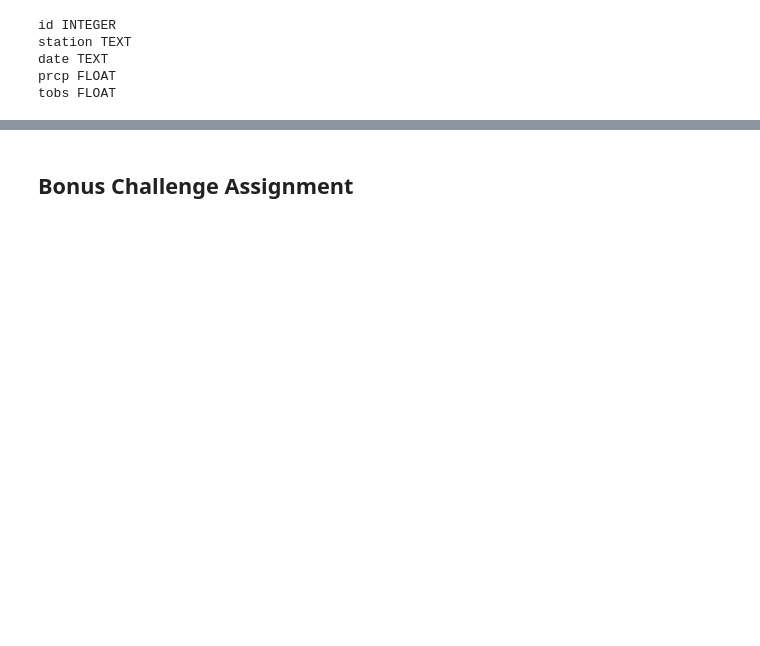
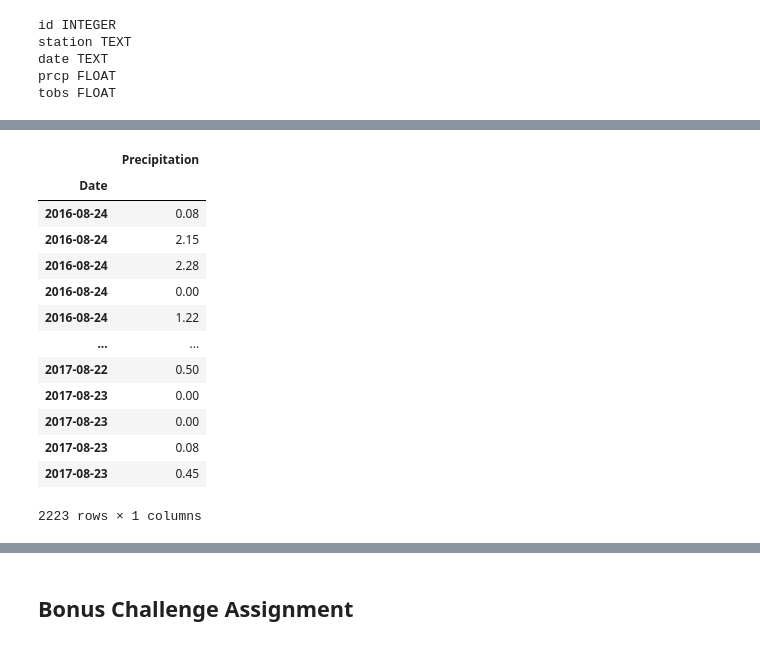
Before and after one commit to jaysueno/sqlalchemy-challenge, a Jupyter notebook: climate_starter.ipynb, the cells around one changed output, grey strips where cells are left out. Saved outputs shown, nothing was run; the diff lists cells and outputs as text; code cells hidden in the pictures; blank space fills up the shorter version.

```diff
--- a/climate_starter.ipynb
+++ b/climate_starter.ipynb
@@ -61,12 +110,37 @@ tobs FLOAT
 # %%
 # Design a query to retrieve the last 12 months of precipitation data and plot the results
 
 # Calculate the date 1 year ago from the last data point in the database
+# Using a query of the last date in table, a year's data starts '2016-08-23'
+session.query(Measurement.date).order_by(Measurement.date.desc()).first()
 
 # Perform a query to retrieve the data and precipitation scores
+data_prcp = session.query(Measurement.date, Measurement.prcp).order_by(Measurement.date).filter(Measurement.date > '2016-08-23').all()
 
 # Save the query results as a Pandas DataFrame and set the index to the date column
+df = pd.DataFrame(data_prcp, columns=['Date', 'Precipitation'])
+df = df.fillna(0)
+df = df.set_index('Date')
 
 # Sort the dataframe by date
+df.sort_values(by='Date', ascending=True)
 
 # Use Pandas Plotting with Matplotlib to plot the data
+# df.head()
+# df.plot.bar(rot=90,figsize=(12,6))
+df
+# %% [output]
+|  | Precipitation |
+| Date |  |
+| 2016-08-24 | 0.08 |
+| 2016-08-24 | 2.15 |
+| 2016-08-24 | 2.28 |
+| 2016-08-24 | 0.00 |
+| 2016-08-24 | 1.22 |
+| ... | ... |
+| 2017-08-22 | 0.50 |
+| 2017-08-23 | 0.00 |
+| 2017-08-23 | 0.00 |
+| 2017-08-23 | 0.08 |
+| 2017-08-23 | 0.45 |
+2223 rows × 1 columns
```
Also changed, not shown: parts of 8 cells of this notebook.
